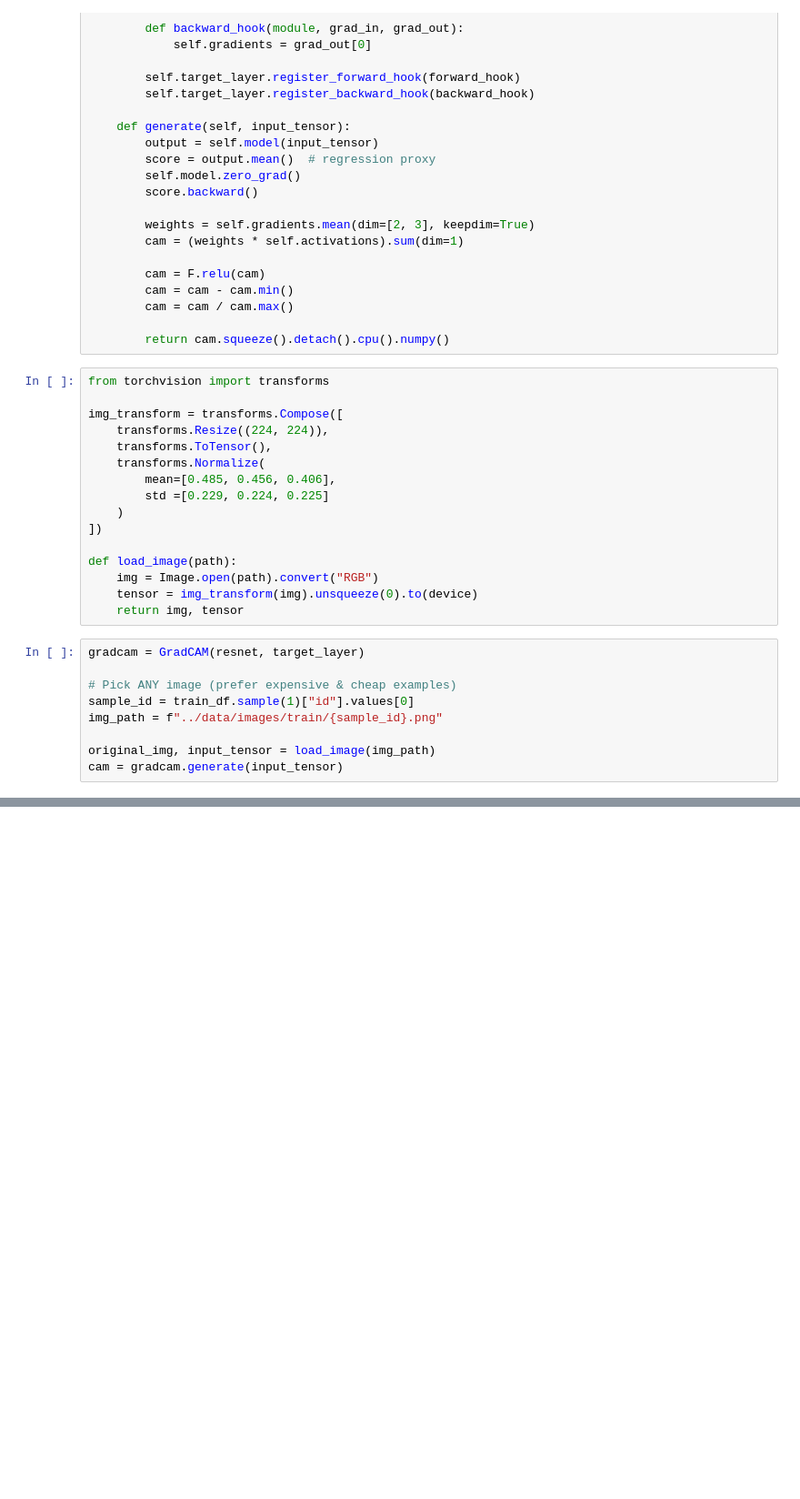
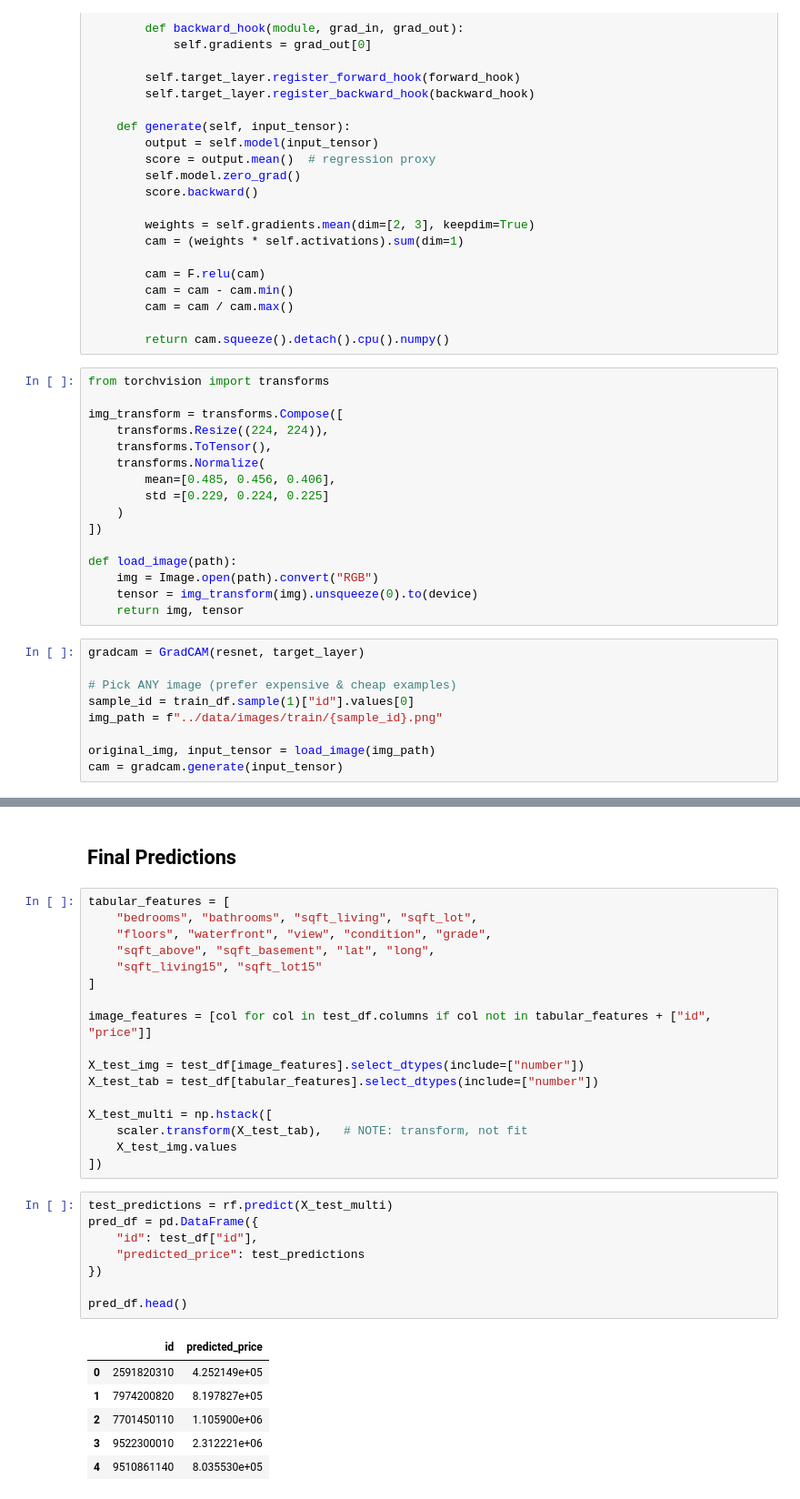
Before and after one commit to Shruutii06/CDC-open-project-DS, a Jupyter notebook: notebooks/model_training.ipynb, the cells around one changed output, grey strips where cells are left out. Shown at 91% size. Drawn from its saved outputs; the diff is of its cells as text; blank space fills up the shorter version.

```diff
--- a/notebooks/model_training.ipynb
+++ b/notebooks/model_training.ipynb
@@ -284,0 +348,34 @@ plt.show()
+# %% [markdown]
+## Final Predictions
+# %%
+tabular_features = [
+    "bedrooms", "bathrooms", "sqft_living", "sqft_lot",
+    "floors", "waterfront", "view", "condition", "grade",
+    "sqft_above", "sqft_basement", "lat", "long",
+    "sqft_living15", "sqft_lot15"
+]
+
+image_features = [col for col in test_df.columns if col not in tabular_features + ["id", "price"]]
+
+X_test_img = test_df[image_features].select_dtypes(include=["number"])
+X_test_tab = test_df[tabular_features].select_dtypes(include=["number"])
+
+X_test_multi = np.hstack([
+    scaler.transform(X_test_tab),   # NOTE: transform, not fit
+    X_test_img.values
+])
+# %%
+test_predictions = rf.predict(X_test_multi)
+pred_df = pd.DataFrame({
+    "id": test_df["id"],
+    "predicted_price": test_predictions
+})
+
+pred_df.head()
+# %% [output]
+|  | id | predicted_price |
+| 0 | 2591820310 | 4.252149e+05 |
+| 1 | 7974200820 | 8.197827e+05 |
+| 2 | 7701450110 | 1.105900e+06 |
+| 3 | 9522300010 | 2.312221e+06 |
+| 4 | 9510861140 | 8.035530e+05 |
```
Also changed, not shown: parts of 23 cells of this notebook, 1 other file.
